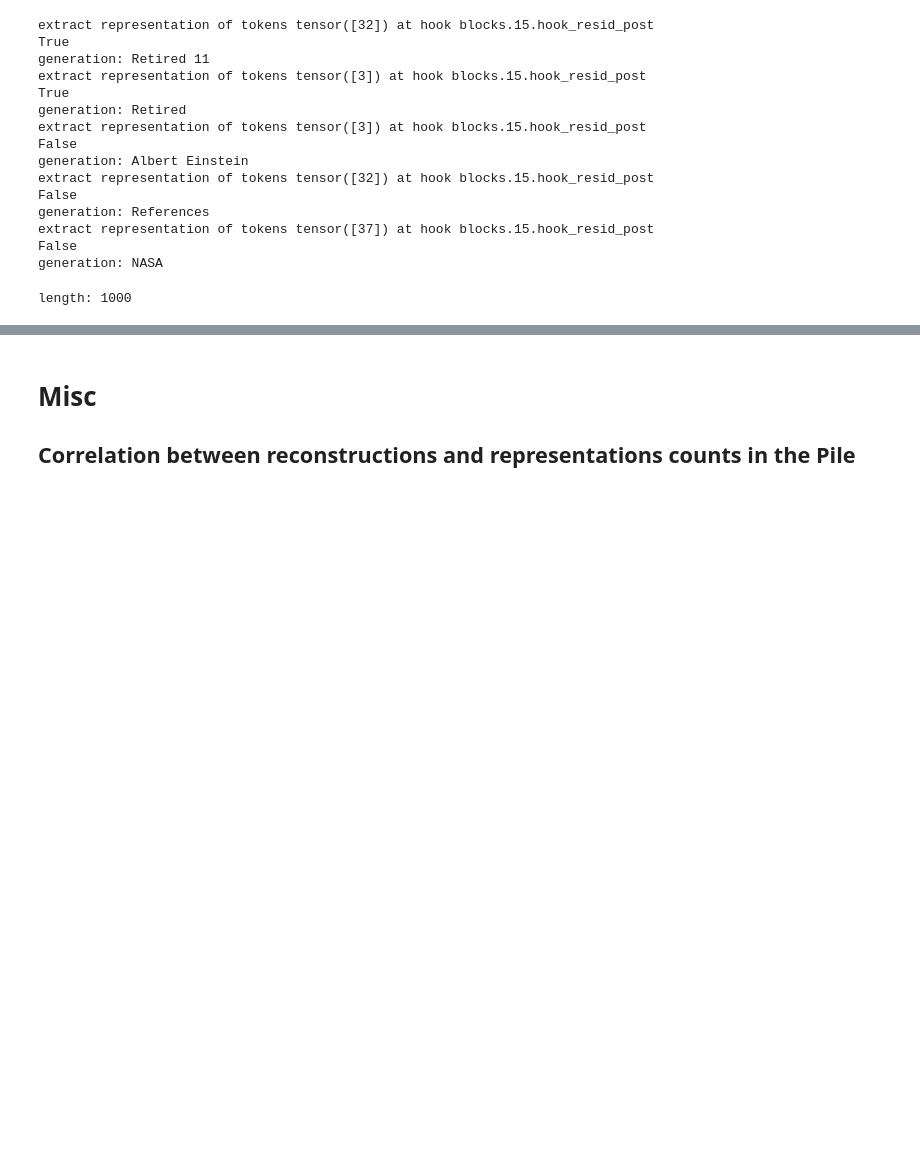
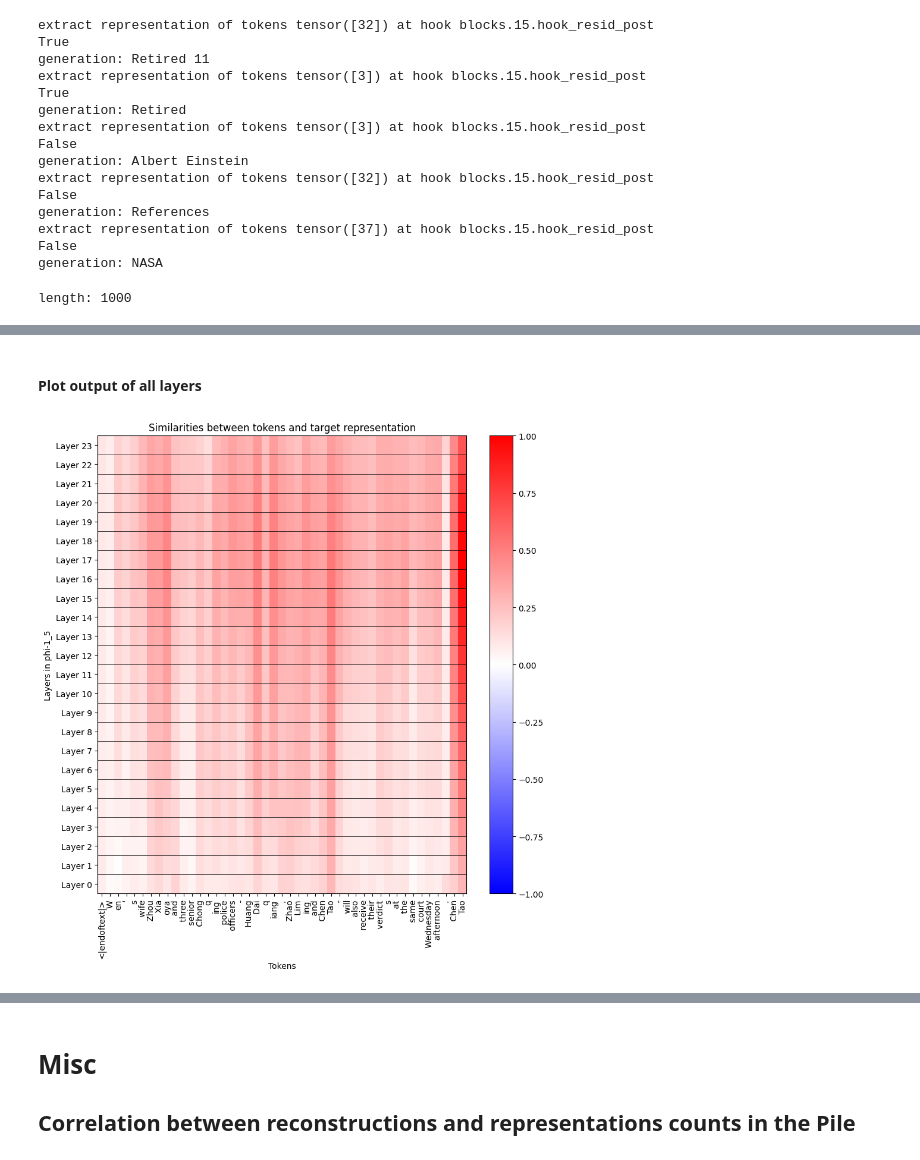
Before and after one commit to VictorMorand/EntityRepresentations, a Jupyter notebook: EntityRepresentations.ipynb, the cells around one changed output, grey strips where cells are left out. Drawn from its saved outputs; the diff is of its cells as text; code cells hidden in the pictures; blank space fills up the shorter version.

```diff
--- a/EntityRepresentations.ipynb
+++ b/EntityRepresentations.ipynb
@@ -872,0 +973,24 @@ It can do it for known entities, but likely not for representations of an unknow
+# %% [markdown]
+#### Plot output of all layers
+# %%
+outputs_only = np.zeros((len(toks), model.cfg.n_layers))
+for i in range(model.cfg.n_layers):
+    outputs_only[:,i] = similarities[:,n*(i+1)] # 1 + n*(i+1) - 1
+#show image of similarities
+plt.figure(figsize=(10,10))
+plt.imshow(outputs_only.T, aspect='auto', cmap='bwr')
+plt.colorbar()
+#colorbar with scale from 0 to 1
+#draw lines separating layers
+for i in range(model.cfg.n_layers):
+    plt.axhline(y=i+.5, color='black', linewidth=0.5)
+plt.clim(-1,1)
+plt.title("Similarities between tokens and target representation")
+plt.ylabel(f"Layers in {model_name}")
+plt.gca().invert_yaxis() #invert y axis
+plt.yticks(np.array(range(0,model.cfg.n_layers)), [f"Layer {i}" for i in range(model.cfg.n_layers)])
+plt.xlabel("Tokens")
+plt.xticks(range(len(toks)), toks, rotation=90)
+plt.show()
+# %% [output]
+[figure, added]
```
Also changed, not shown: parts of 39 cells of this notebook, 2 other files.
